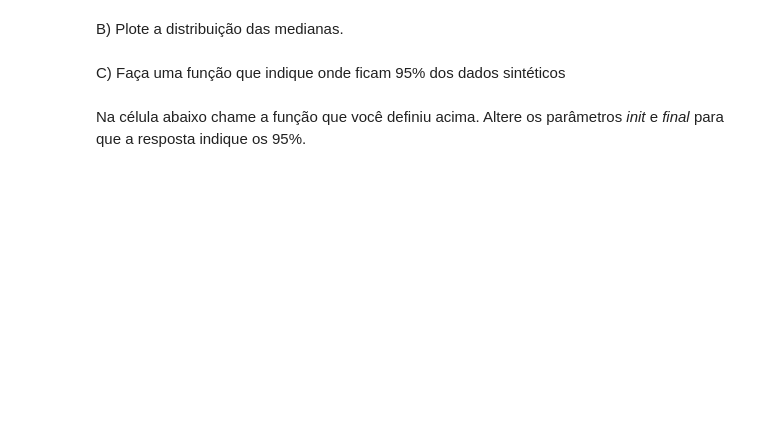
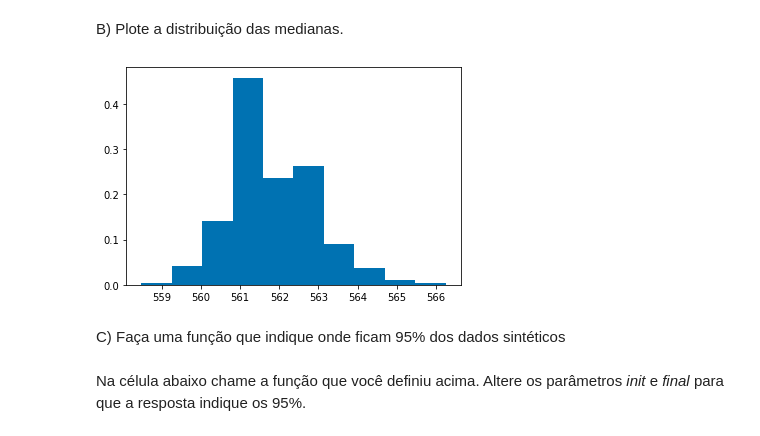
Before and after one commit to abnermneves/icd, a Jupyter notebook: lista3/Lista03.ipynb, the cells around one changed output. Saved outputs shown, nothing was run; the diff lists cells and outputs as text; code cells hidden in the pictures; blank space fills up the shorter version.

```diff
--- a/lista3/Lista03.ipynb
+++ b/lista3/Lista03.ipynb
@@ -126,10 +126,14 @@ Lembre do conceito visto em aula:
 4. Retorne as novas amostras e veja a distribuição das mesmas
 # %%
 nme = df['NOTA_MEDIA_ESCOLA']
-N = # altere aqui
-S = # altere aqui
+N = 5000 # altere aqui
+S = len(nme) # altere aqui
 
 def bootstrap_median(nme, n, size):
     # YOUR CODE HERE
-    raise NotImplementedError()
+    values = np.zeros(n)
+    for i in range(n):
+        sample = nme.sample(size, replace=True)
+        values[i] = sample.median()
+    #raise NotImplementedError()
     return values
@@ -140,8 +142,13 @@ B) Plote a distribuição das medianas.
 # %%
 bm_values = bootstrap_median(nme, N, S)
 
 # YOUR CODE HERE
-raise NotImplementedError()
+plt.hist(bm_values, density=1)
+plt.plot()
+plt.show()
+#raise NotImplementedError()
+# %% [output]
+[figure, added]
 # %% [markdown]
 C) Faça uma função que indique onde ficam 95% dos dados sintéticos
 # %%
```
Also changed, not shown: parts of 3 cells of this notebook.
